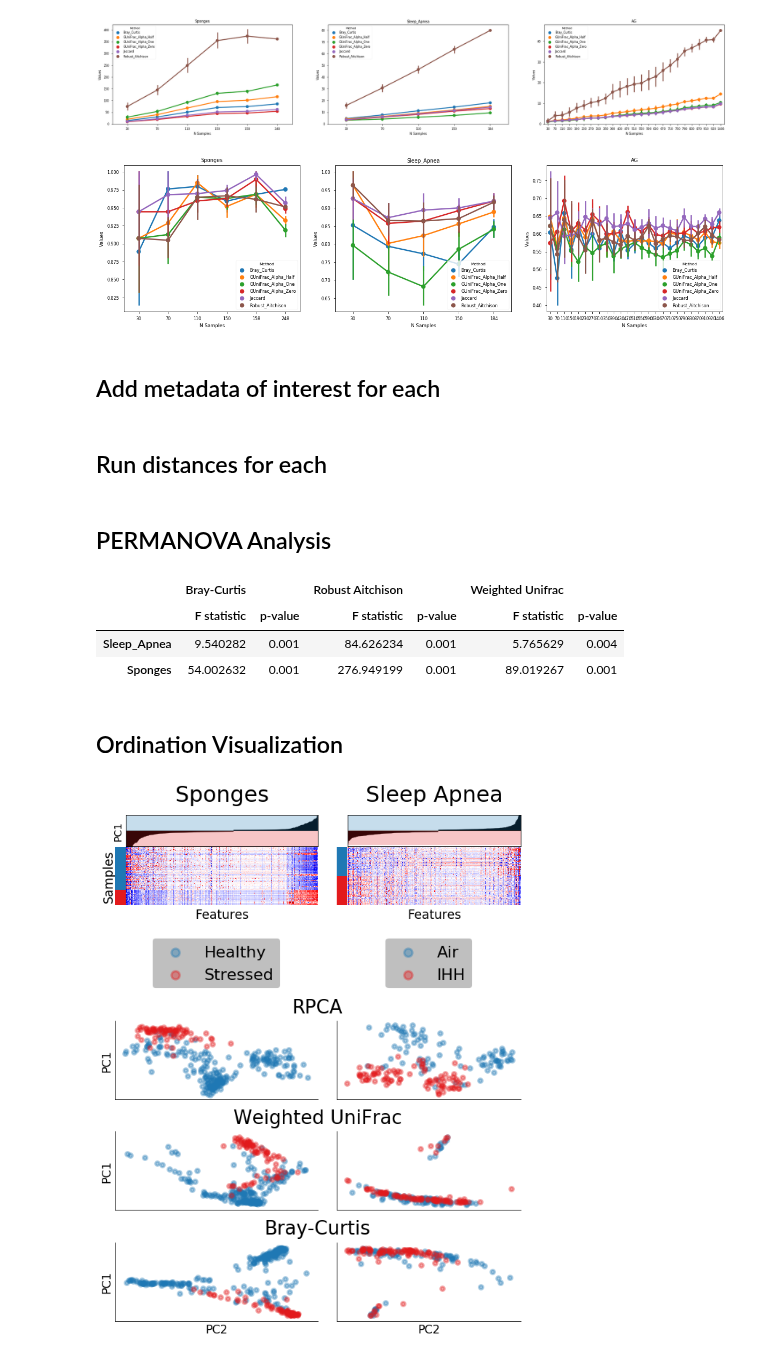
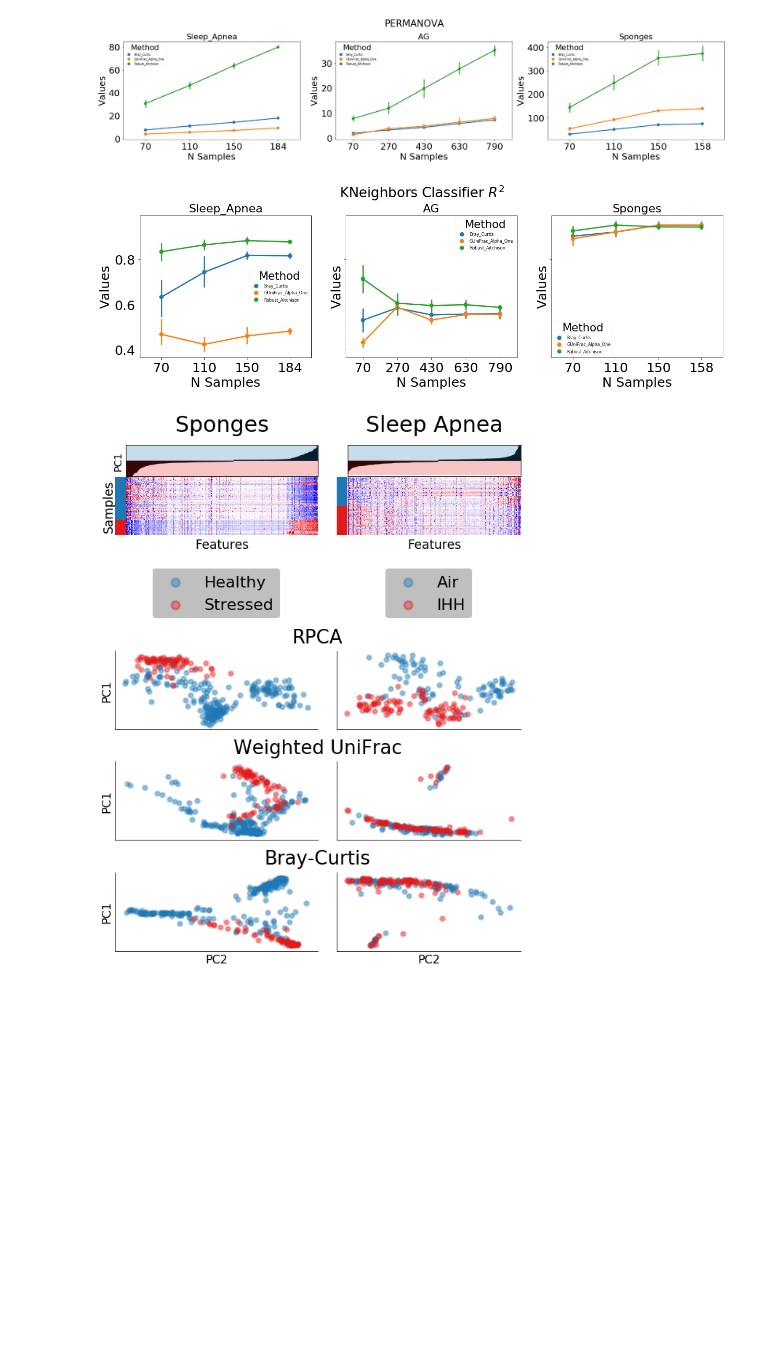
Before and after one commit to biocore/DEICODE, a Jupyter notebook: Examples/case_studies.ipynb, the cells around one changed output. Drawn from its saved outputs; the diff is of its cells as text; code cells hidden in the pictures; blank space fills up the shorter version.

Commit message:
working on case studies

```diff
--- a/Examples/case_studies.ipynb
+++ b/Examples/case_studies.ipynb
@@ -25,6 +25,9 @@ import matplotlib.gridspec as gridspec
 from matplotlib import ticker
 import matplotlib.colors as mcolors
 plt.style.use('seaborn-paper')
+plt.rcParams["axes.labelsize"] = 25
+plt.rcParams['xtick.labelsize'] = 25
+plt.rcParams['ytick.labelsize'] = 25
 
 %matplotlib inline
 # %%
@@ -40,75 +43,36 @@ both_nn['Sleep_Apnea']=pd.read_csv('subsample_results/Sleep_Apnea_exposure_type_
 # %%
 fig,axn=plt.subplots(1,3,figsize=(30,5))
 
 for (dataset_,results_permanova),ax_ in zip(both_perm_res.items(),axn.flat):
     results_permanova_plot=pd.DataFrame(results_permanova.copy().stack())
     results_permanova_plot.reset_index(inplace=True)
     results_permanova_plot.columns=['Fold','N Samples','Metric','Method','Values']
-    results_permanova_plot=results_permanova_plot.convert_objects(convert_numeric=True)
     results_permanova_plot_=results_permanova_plot[results_permanova_plot.Metric.isin(['test statistic'])].copy()
-    #results_permanova_plot_=results_permanova_plot_[results_permanova_plot_['N Samples']>30]
     sns.pointplot(x='N Samples',y='Values',hue='Method',data=results_permanova_plot_,ax=ax_)
-    ax_.set_title(dataset_)
+    ax_.set_title(dataset_,fontsize=22)
     #ax_.set_yscale('log')
     #ax_.set_xscale('log')
     #ax_.set_xlim(30,)
-    ax_.set_ylim(0,)
-
+    #ax_.set_ylim(0,.05)
+plt.suptitle('PERMANOVA',fontsize=26,y=1.05)
 plt.show()
 # %% [output]
-[figure, old version]
+[figure, new version]
 # %%
-fig,axn=plt.subplots(1,3,figsize=(20,5))
+fig,axn=plt.subplots(1,3,figsize=(20,5),sharey=True)
 
 for (dataset_,results_nn),ax_ in zip(both_nn.items(),axn.flat):
 
     results_nn_plot=pd.DataFrame(results_nn.copy().stack())
     results_nn_plot.reset_index(inplace=True)
     results_nn_plot.columns=['Fold','N Samples','Metric','Method','Values']
-    results_nn_plot=results_nn_plot.convert_objects(convert_numeric=True)
-    results_nn_plot_=results_nn_plot[results_nn_plot.Metric.isin(['R_sq_test'])].copy()
+    results_nn_plot_=results_nn_plot[results_nn_plot.Metric.isin(['R^{2}'])].copy()
     sns.pointplot(x='N Samples',y='Values',hue='Method',data=results_nn_plot_,ax=ax_)
-    ax_.set_title(dataset_)
-
+    ax_.set_title(dataset_,fontsize=22)
+plt.suptitle('KNeighbors Classifier $R^{2}$',fontsize=26,y=1.05)
 plt.show()
 # %% [output]
-[figure, old version]
+[figure, new version]
-# %% [markdown]
-## Add metadata of interest for each
-# %% [markdown]
-## Run distances for each
-# %% [markdown]
-## PERMANOVA Analysis
-# %%
-permanova_results={}
-for study_ in case_study.keys():
-    permanova_results[study_]={}
-    uniperm=permanova(case_study[study_]['Weighted_UniFrac_dist']
-              ,case_study[study_]['metadata'][case_study[study_]['factor']].values)
-
-    brayperm=permanova(case_study[study_]['Bray_Curtis_dist']
-              ,case_study[study_]['metadata'][case_study[study_]['factor']].values)
-
-    atchperm=permanova(case_study[study_]['RPCA_dist']
-              ,case_study[study_]['metadata'][case_study[study_]['factor']].values)
-
-    permanova_results[study_][('Robust Aitchison','p-value')]=atchperm['p-value']
-    permanova_results[study_][('Robust Aitchison','F statistic')]=atchperm['test statistic']
-    permanova_results[study_][('Weighted Unifrac','p-value')]=uniperm['p-value']
-    permanova_results[study_][('Weighted Unifrac','F statistic')]=uniperm['test statistic']
-    permanova_results[study_][('Bray-Curtis','p-value')]=brayperm['p-value']
-    permanova_results[study_][('Bray-Curtis','F statistic')]=brayperm['test statistic']
-
-permanova_results_df=pd.DataFrame(permanova_results).T
-permanova_results_df.to_csv('figures/table_1.csv')
-permanova_results_df
-# %% [output]
-|  | Bray-Curtis |  | Robust Aitchison |  | Weighted Unifrac |  |
-|  | F statistic | p-value | F statistic | p-value | F statistic | p-value |
-| Sleep_Apnea | 9.540282 | 0.001 | 84.626234 | 0.001 | 5.765629 | 0.004 |
-| Sponges | 54.002632 | 0.001 | 276.949199 | 0.001 | 89.019267 | 0.001 |
-# %% [markdown]
-## Ordination Visualization
 # %%
 def plot_pcoa(samples, md, ax, factor_, colors_map):
     """
```
Also changed, not shown: 8 other files.
